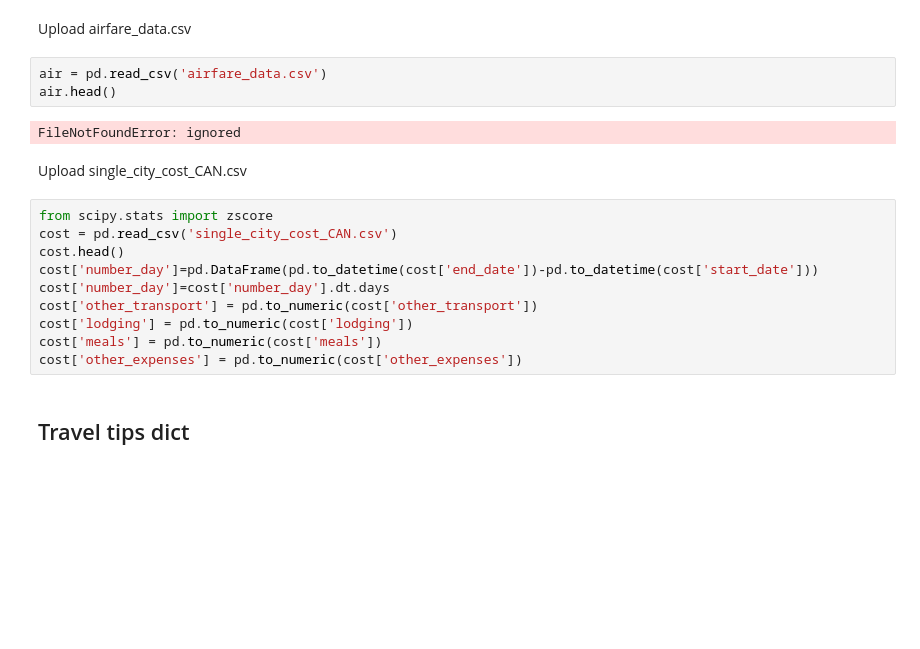
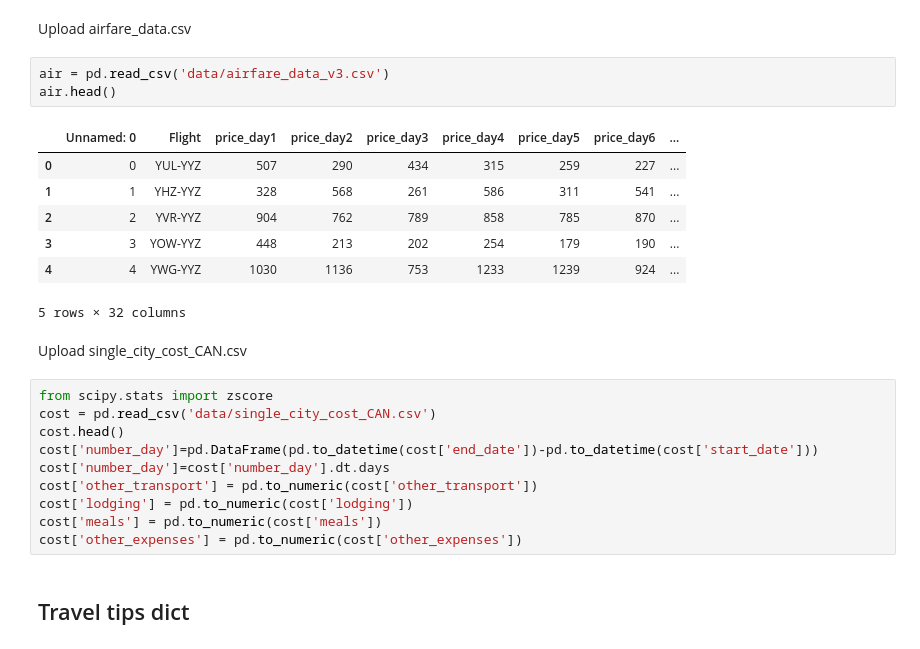
Before and after one commit to hyh-sherry/concord_chatbot, a Jupyter notebook: Chatbot.ipynb, the cells around one changed output. Saved outputs shown, nothing was run; the diff lists cells and outputs as text; blank space fills up the shorter version.

```diff
--- a/Chatbot.ipynb
+++ b/Chatbot.ipynb
@@ -53,15 +50,21 @@ data.head()
 # %% [markdown]
 Upload airfare_data.csv
 # %%
-air = pd.read_csv('airfare_data.csv')
+air = pd.read_csv('data/airfare_data_v3.csv')
 air.head()
 # %% [output]
+|  | Unnamed: 0 | Flight | price_day1 | price_day2 | price_day3 | price_day4 | price_day5 | price_day6 | ... |
+| 0 | 0 | YUL-YYZ | 507 | 290 | 434 | 315 | 259 | 227 | ... |
+| 1 | 1 | YHZ-YYZ | 328 | 568 | 261 | 586 | 311 | 541 | ... |
+| 2 | 2 | YVR-YYZ | 904 | 762 | 789 | 858 | 785 | 870 | ... |
+| 3 | 3 | YOW-YYZ | 448 | 213 | 202 | 254 | 179 | 190 | ... |
+| 4 | 4 | YWG-YYZ | 1030 | 1136 | 753 | 1233 | 1239 | 924 | ... |
-FileNotFoundError: ignored
+5 rows × 32 columns
 # %% [markdown]
 Upload single_city_cost_CAN.csv
 # %%
 from scipy.stats import zscore
-cost = pd.read_csv('single_city_cost_CAN.csv')
+cost = pd.read_csv('data/single_city_cost_CAN.csv')
 cost.head()
 cost['number_day']=pd.DataFrame(pd.to_datetime(cost['end_date'])-pd.to_datetime(cost['start_date']))
 cost['number_day']=cost['number_day'].dt.days
```
Also changed, not shown: parts of 4 cells of this notebook.
